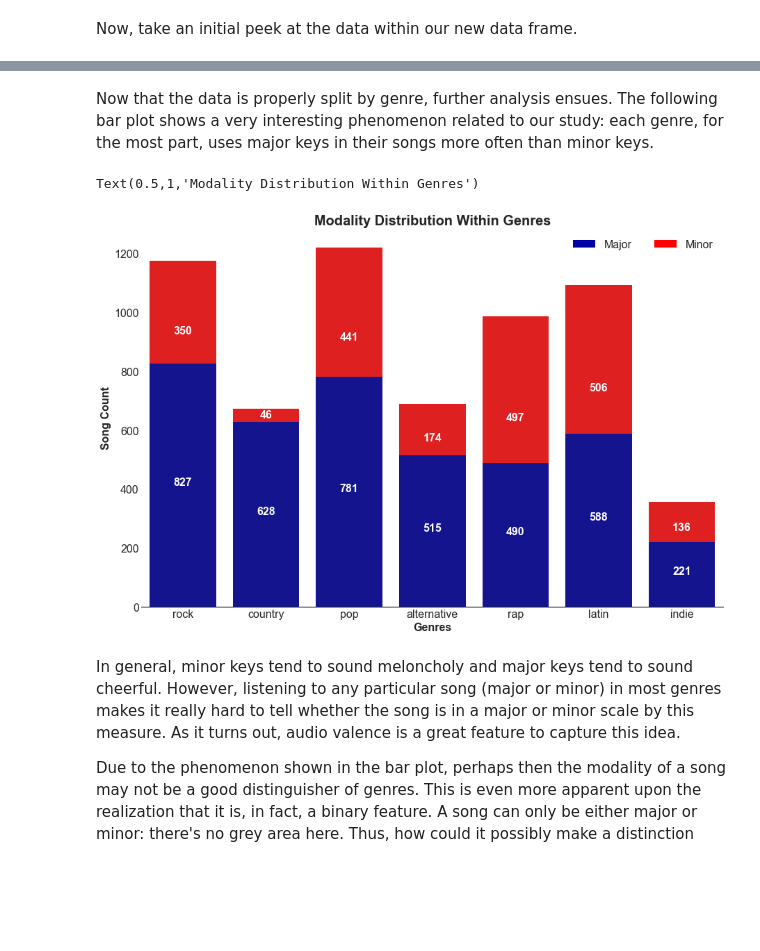
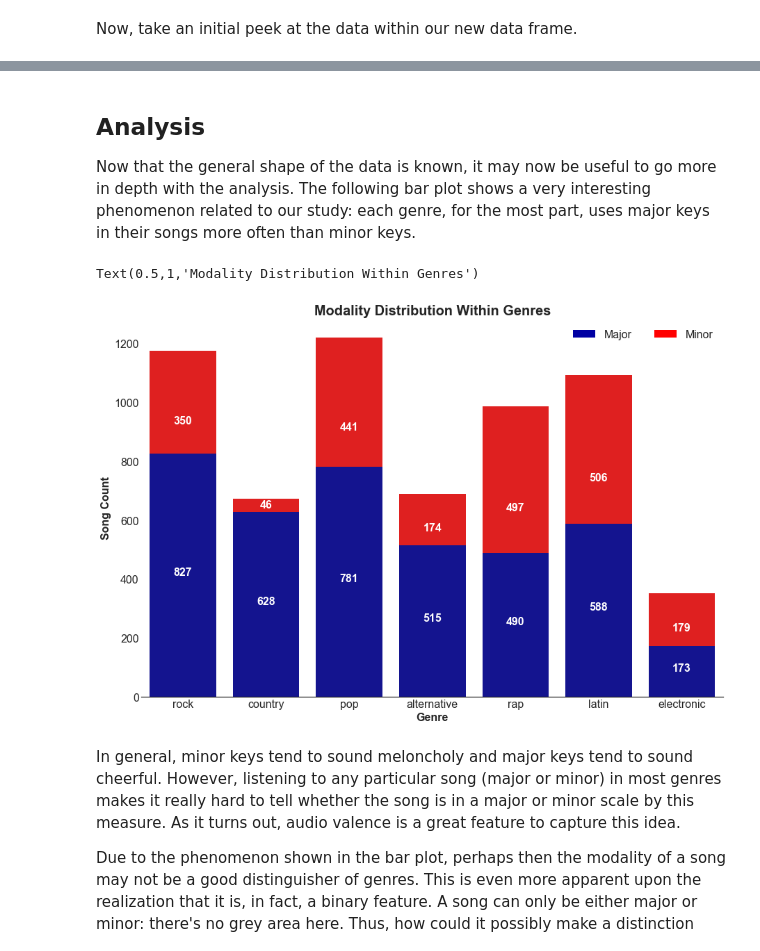
Before and after one commit to GolAbrishami/anlt232hw2, a Jupyter notebook: austin_edwin_golnaz-homework2_final_writeup.ipynb, the cells around one changed output, grey strips where cells are left out. Drawn from its saved outputs; the diff is of its cells as text; code cells hidden in the pictures; blank space fills up the shorter version.

```diff
--- a/austin_edwin_golnaz-homework2_final_writeup.ipynb
+++ b/austin_edwin_golnaz-homework2_final_writeup.ipynb
@@ -150,57 +225,50 @@ latin_df = songs_df[(songs_df['playlist'].str.contains("Latin")) |
 # %% [markdown]
-Now that the data is properly split by genre, further analysis ensues. The following bar plot shows a very interesting phenomenon related to our study: each genre, for the most part, uses major keys in their songs more often than minor keys.
+## Analysis
+
+Now that the general shape of the data is known, it may now be useful to go more in depth with the analysis. The following bar plot shows a very interesting phenomenon related to our study: each genre, for the most part, uses major keys in their songs more often than minor keys.
 # %%
-# create value counts for each genre
-rock_mode = rock_df.audio_mode.value_counts()
-country_mode = country_df.audio_mode.value_counts()
-pop_mode = pop_df.audio_mode.value_counts()
-alt_mode = alt_df.audio_mode.value_counts()
-rap_mode = rap_df.audio_mode.value_counts()
-latin_mode = latin_df.audio_mode.value_counts()
-indie_mode = indie_df.audio_mode.value_counts()
-
 # count within each genre the number of major and minor keys
-minor = np.array([rock_mode[0], country_mode[0], pop_mode[0], alt_mode[0],rap_mode[0], latin_mode[0], indie_mode[0]])
-major = np.array([rock_mode[1], country_mode[1], pop_mode[1], alt_mode[1],rap_mode[1], latin_mode[1], indie_mode[1]])
+minor = np.array([rock_mode[0], country_mode[0], pop_mode[0], alt_mode[0],rap_mode[0], latin_mode[0], electronic_mode[0]])
+major = np.array([rock_mode[1], country_mode[1], pop_mode[1], alt_mode[1],rap_mode[1], latin_mode[1], electronic_mode[1]])
 total_modes = major + minor
 
 # genre labels
-genres = ["rock", "country", "pop", "alternative", "rap", "latin", "indie"]
+genres = ["rock", "country", "pop", "alternative", "rap", "latin", "electronic"]
 
 sns.set_style("white")
 sns.set_context({"figure.figsize": (15, 10)})
 
 #Plot 1 - background - "total" (top) series
 ax1 = sns.barplot(x = genres, y = total_modes, color = "red")
 
 #Plot 2 - overlay - "bottom" series
 bottom_plot = sns.barplot(x = genres, y = major, color = "#0000A3")
 
 
 topbar = plt.Rectangle((0,0),1,1,fc="red", edgecolor = 'none')
 bottombar = plt.Rectangle((0,0),1,1,fc='#0000A3',  edgecolor = 'none')
 l = plt.legend([bottombar, topbar], ['Major', 'Minor'], loc=1, ncol = 2, prop={'size':16})
 l.draw_frame(False)
 
 #Optional code - Make plot look nicer
 sns.despine(left=True)
 bottom_plot.set_ylabel("Song Count", weight = "bold")
-bottom_plot.set_xlabel("Genres", weight = "bold")
+bottom_plot.set_xlabel("Genre", weight = "bold")
 
 #Set fonts to consistent 16pt size
 for item in ([bottom_plot.xaxis.label, bottom_plot.yaxis.label] +
              bottom_plot.get_xticklabels() + bottom_plot.get_yticklabels()):
     item.set_fontsize(16)
 
 X = np.array(range(0,7))
 for i in X:
     ax1.text(i,major[i]/2, major[i], color='white', ha="center", fontsize = 16, weight = "bold")
     bottom_plot.text(i, major[i] + minor[i]/3.5, minor[i], color ="white", ha = "center", fontsize = 16, weight = "bold")
 
 ax1.set_title("Modality Distribution Within Genres", fontsize = 20, weight = "bold", ha= "center")
 # %% [output]
 Text(0.5,1,'Modality Distribution Within Genres')
-[figure, old version]
+[figure, new version]
 # %% [markdown]
 In general, minor keys tend to sound meloncholy and major keys tend to sound cheerful. However, listening to any particular song (major or minor) in most genres makes it really hard to tell whether the song is in a major or minor scale by this measure. As it turns out, audio valence is a great feature to capture this idea.
 
```
Also changed, not shown: parts of 13 cells of this notebook, 1 other file.
